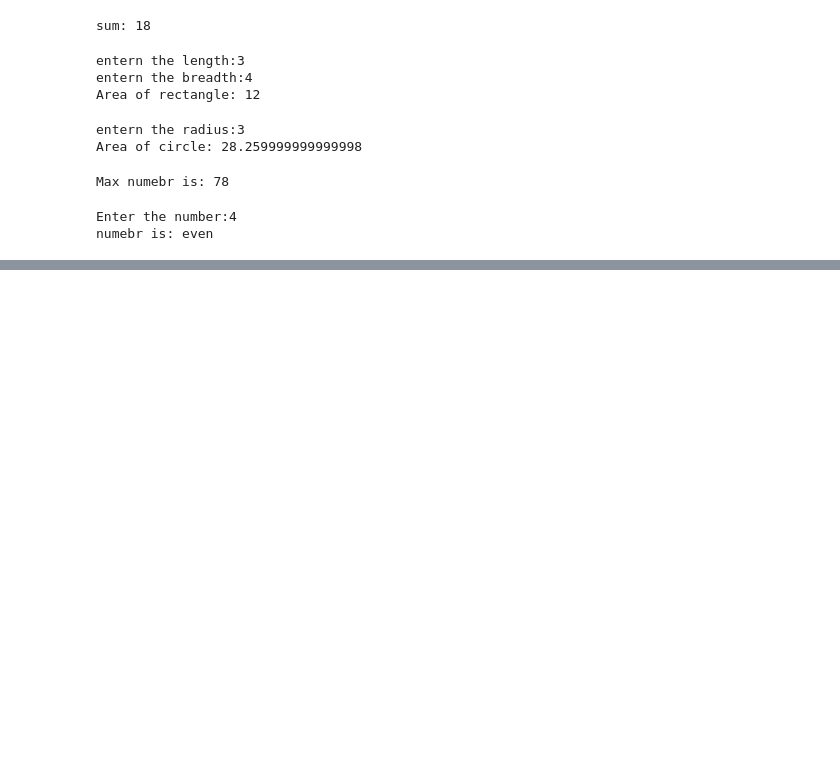
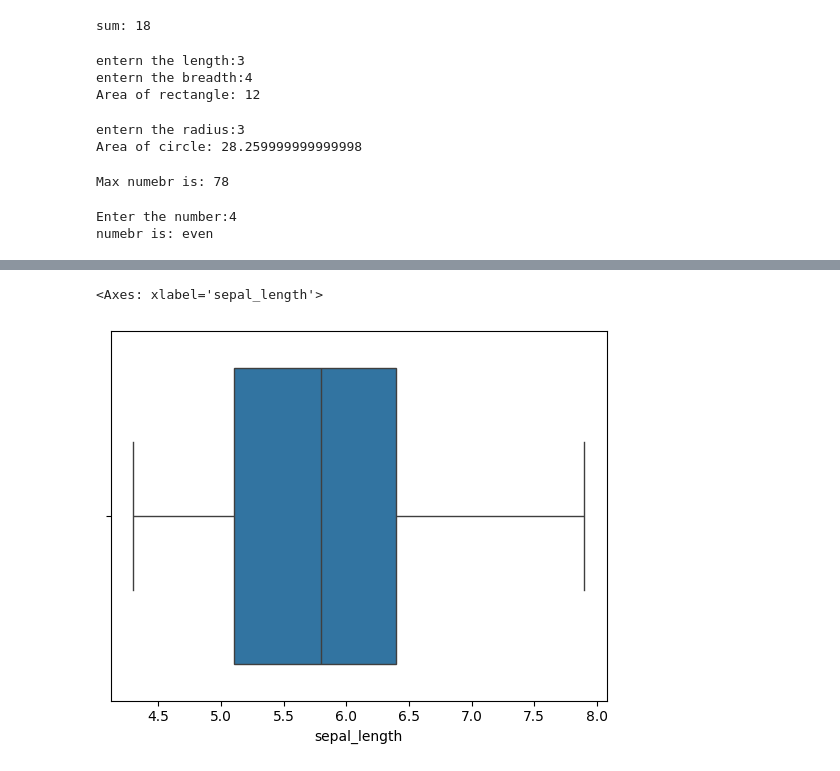
Before and after one commit to rajeshdchikkala/Ai-Datascience, a Jupyter notebook: Untitled1.ipynb, the cells around one changed output, grey strips where cells are left out. Drawn from its saved outputs; the diff is of its cells as text; code cells hidden in the pictures; blank space fills up the shorter version.

```diff
--- a/Untitled1.ipynb
+++ b/Untitled1.ipynb
@@ -60,0 +87,5 @@ print("numebr is:", find_positive(l))
+# %%
+sns.boxplot(x='sepal_length',data=df)
+# %% [output]
+<Axes: xlabel='sepal_length'>
+[figure, added]
```
Also changed, not shown: parts of 97 cells of this notebook.
